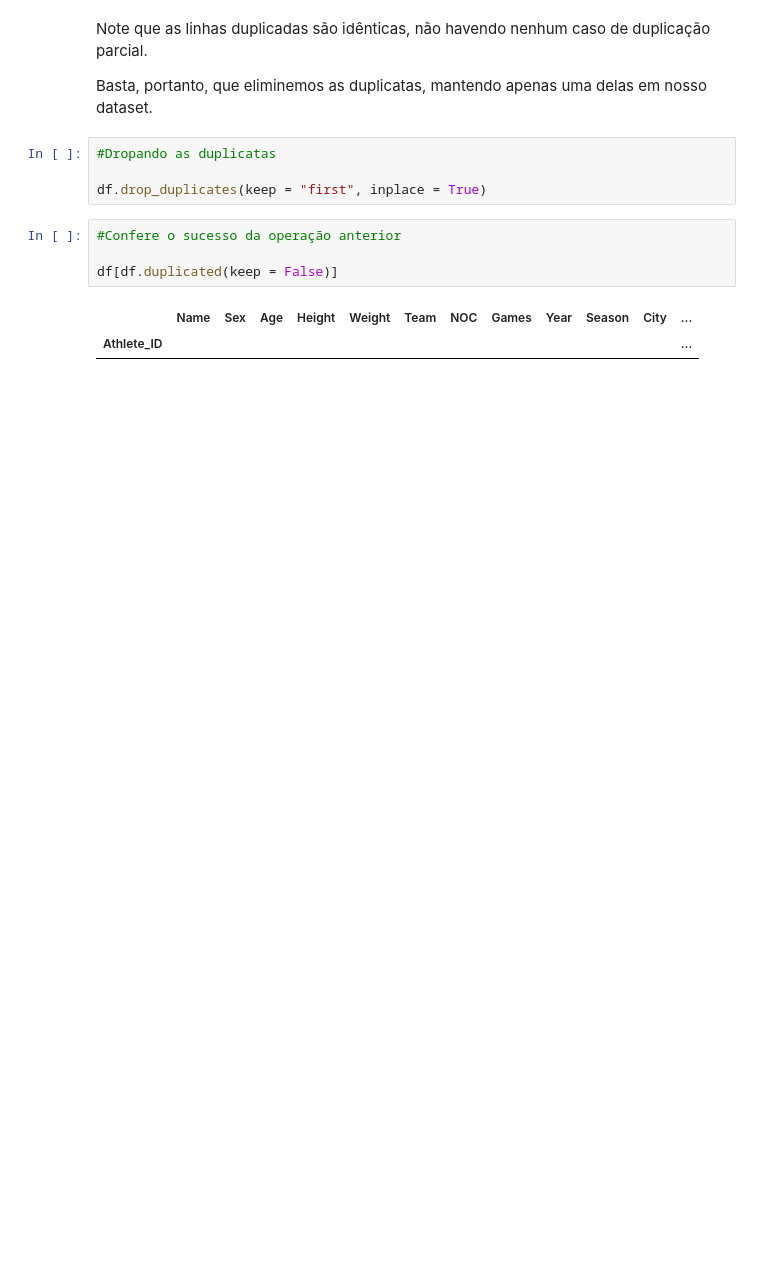
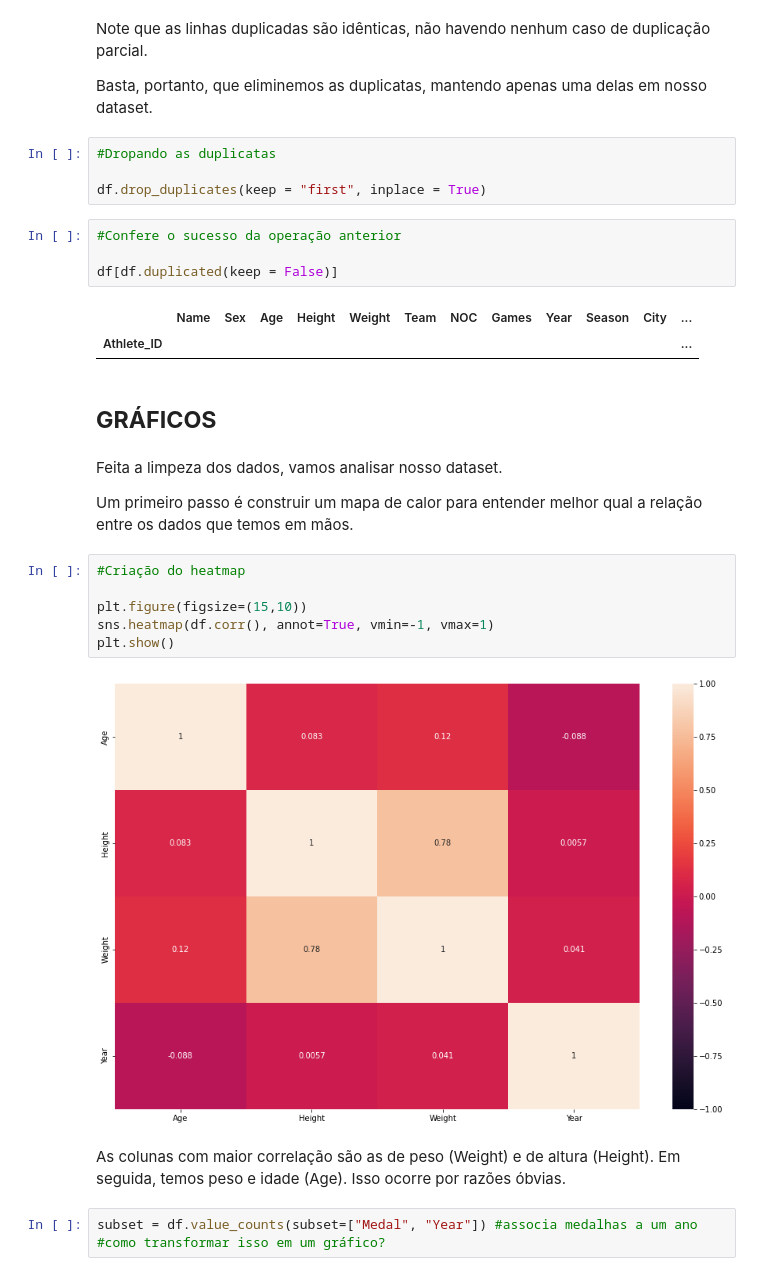
Before and after one commit to kauafillipe/Projeto-1---Turing-Academy, a Jupyter notebook: Projeto.ipynb, the cells around one changed output. Cells and saved outputs as stored; diff of their text form; blank space fills up the shorter version.

```diff
--- a/Projeto.ipynb
+++ b/Projeto.ipynb
@@ -547,3 +598,22 @@ df[df.duplicated(keep = False)]
 # %% [output]
 |  | Name | Sex | Age | Height | Weight | Team | NOC | Games | Year | Season | City | ... |
 | Athlete_ID |  |  |  |  |  |  |  |  |  |  |  | ... |
+# %% [markdown]
+## **GRÁFICOS**
+# %% [markdown]
+Feita a limpeza dos dados, vamos analisar nosso dataset.
+
+Um primeiro passo é construir um mapa de calor para entender melhor qual a relação entre os dados que temos em mãos.
+# %%
+#Criação do heatmap
+
+plt.figure(figsize=(15,10))
+sns.heatmap(df.corr(), annot=True, vmin=-1, vmax=1)
+plt.show()
+# %% [output]
+[figure, added]
+# %% [markdown]
+As colunas com maior correlação são as de peso (Weight) e de altura (Height). Em seguida, temos peso e idade (Age). Isso ocorre por razões óbvias.
+# %%
+subset = df.value_counts(subset=["Medal", "Year"]) #associa medalhas a um ano
+#como transformar isso em um gráfico?
```
Also changed, not shown: parts of 20 cells of this notebook.
